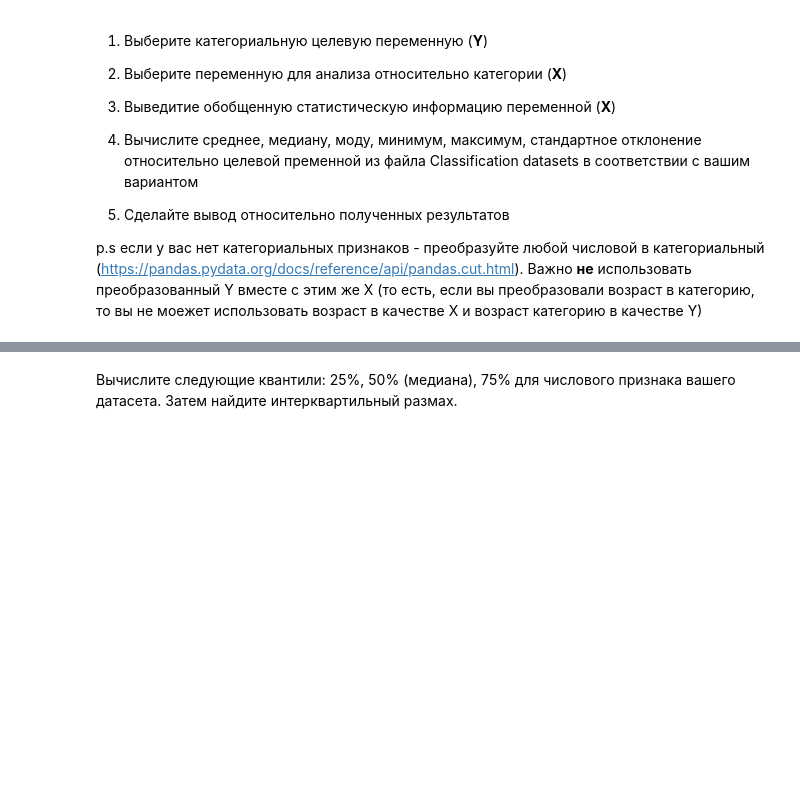
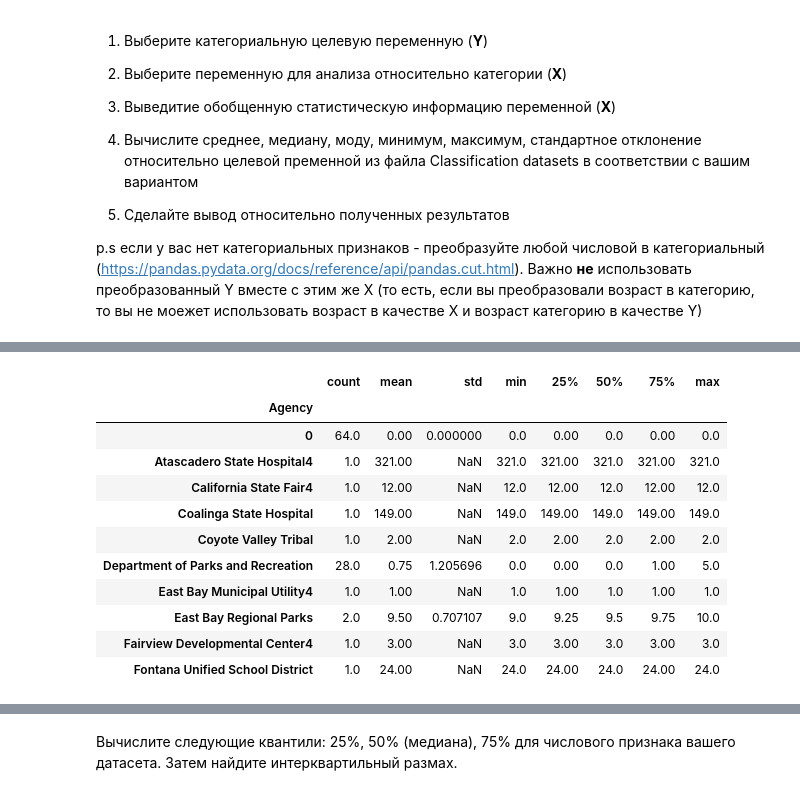
Before and after one commit to Zlovredniy/MachineExperience1, a Jupyter notebook: lab2/Задание_2.ipynb, the cells around one changed output, grey strips where cells are left out. Cells and saved outputs as stored; diff of their text form; code cells hidden in the pictures; blank space fills up the shorter version.

```diff
--- a/lab2/Задание_2.ipynb
+++ b/lab2/Задание_2.ipynb
@@ -113,0 +64,3 @@ dtype: float64
+# %%
+df_filled = df.fillna(0)
+df_filled
@@ -113,0 +81,18 @@ dtype: float64
+# %%
+a = df_filled.groupby('Agency')
+describe = a['Violent crime'].describe()
+df_filled.dropna()
+describe[:10]
+# %% [output]
+|  | count | mean | std | min | 25% | 50% | 75% | max |
+| Agency |  |  |  |  |  |  |  |  |
+| 0 | 64.0 | 0.00 | 0.000000 | 0.0 | 0.00 | 0.0 | 0.00 | 0.0 |
+| Atascadero State Hospital4 | 1.0 | 321.00 | NaN | 321.0 | 321.00 | 321.0 | 321.00 | 321.0 |
+| California State Fair4 | 1.0 | 12.00 | NaN | 12.0 | 12.00 | 12.0 | 12.00 | 12.0 |
+| Coalinga State Hospital | 1.0 | 149.00 | NaN | 149.0 | 149.00 | 149.0 | 149.00 | 149.0 |
+| Coyote Valley Tribal | 1.0 | 2.00 | NaN | 2.0 | 2.00 | 2.0 | 2.00 | 2.0 |
+| Department of Parks and Recreation | 28.0 | 0.75 | 1.205696 | 0.0 | 0.00 | 0.0 | 1.00 | 5.0 |
+| East Bay Municipal Utility4 | 1.0 | 1.00 | NaN | 1.0 | 1.00 | 1.0 | 1.00 | 1.0 |
+| East Bay Regional Parks | 2.0 | 9.50 | 0.707107 | 9.0 | 9.25 | 9.5 | 9.75 | 10.0 |
+| Fairview Developmental Center4 | 1.0 | 3.00 | NaN | 3.0 | 3.00 | 3.0 | 3.00 | 3.0 |
+| Fontana Unified School District | 1.0 | 24.00 | NaN | 24.0 | 24.00 | 24.0 | 24.00 | 24.0 |
```
Also changed, not shown: parts of 33 cells of this notebook.
